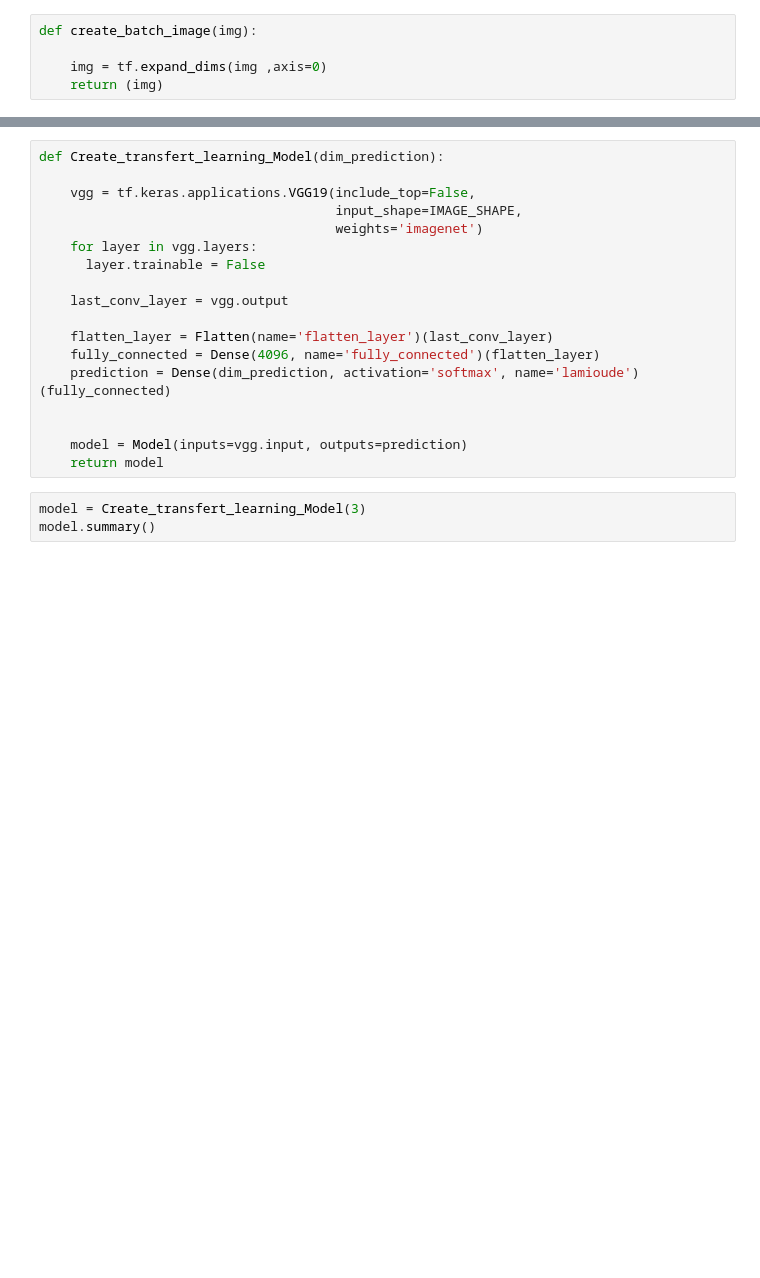
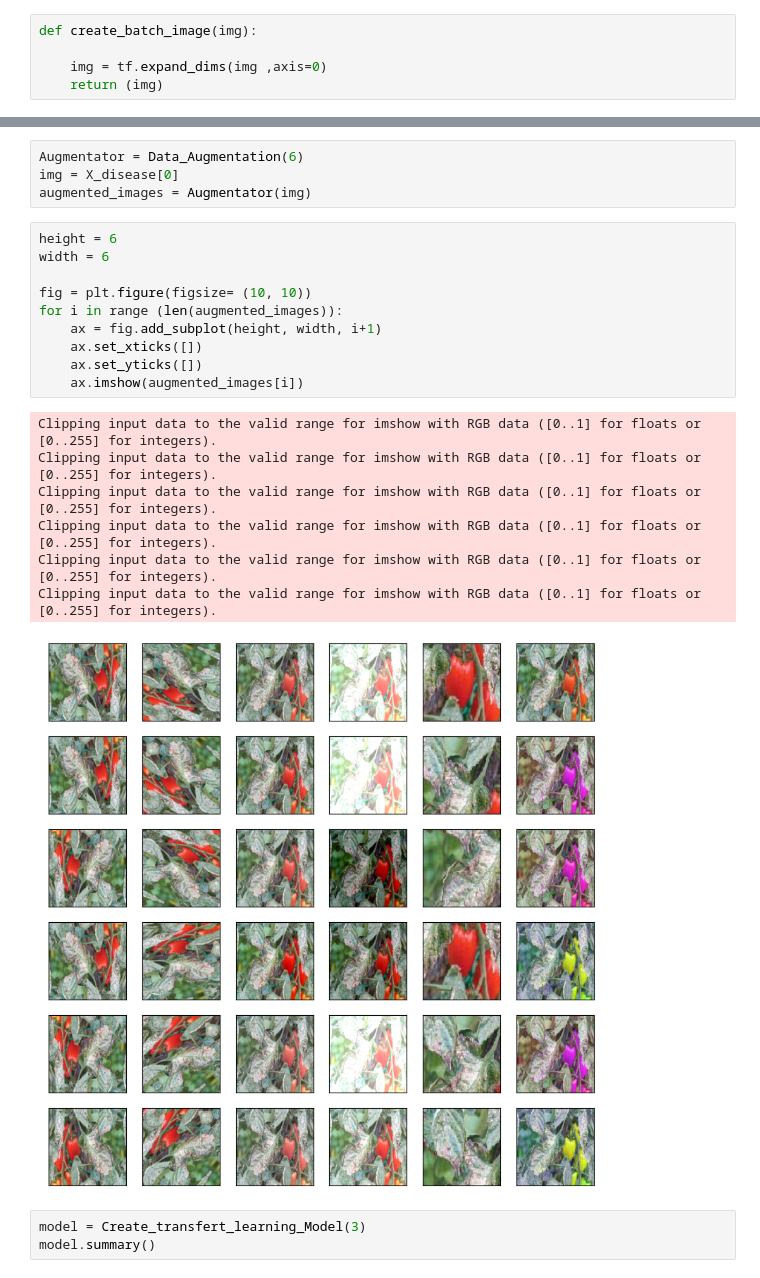
Before and after one commit to widium/Mildew_Classifier, a Jupyter notebook: Tomate.ipynb, the cells around one changed output, grey strips where cells are left out. Saved outputs shown, nothing was run; the diff lists cells and outputs as text; blank space fills up the shorter version.

```diff
--- a/Tomate.ipynb
+++ b/Tomate.ipynb
@@ -134,21 +109,25 @@ ax[1].axis('off')
-# %%
-def Create_transfert_learning_Model(dim_prediction):
-
-    vgg = tf.keras.applications.VGG19(include_top=False,
-                                      input_shape=IMAGE_SHAPE,
-                                      weights='imagenet')
-    for layer in vgg.layers:
-      layer.trainable = False
-
-    last_conv_layer = vgg.output
-
-    flatten_layer = Flatten(name='flatten_layer')(last_conv_layer)
-    fully_connected = Dense(4096, name='fully_connected')(flatten_layer)
-    prediction = Dense(dim_prediction, activation='softmax', name='lamioude')(fully_connected)
-
-
-    model = Model(inputs=vgg.input, outputs=prediction)
-    return model
+# %%
+Augmentator = Data_Augmentation(6)
+img = X_disease[0]
+augmented_images = Augmentator(img)
+# %%
+height = 6
+width = 6
+
+fig = plt.figure(figsize= (10, 10))
+for i in range (len(augmented_images)):
+    ax = fig.add_subplot(height, width, i+1)
+    ax.set_xticks([])
+    ax.set_yticks([])
+    ax.imshow(augmented_images[i])
+# %% [output]
+Clipping input data to the valid range for imshow with RGB data ([0..1] for floats or [0..255] for integers).
+Clipping input data to the valid range for imshow with RGB data ([0..1] for floats or [0..255] for integers).
+Clipping input data to the valid range for imshow with RGB data ([0..1] for floats or [0..255] for integers).
+Clipping input data to the valid range for imshow with RGB data ([0..1] for floats or [0..255] for integers).
+Clipping input data to the valid range for imshow with RGB data ([0..1] for floats or [0..255] for integers).
+Clipping input data to the valid range for imshow with RGB data ([0..1] for floats or [0..255] for integers).
+[figure, added]
 # %%
 model = Create_transfert_learning_Model(3)
 model.summary()
```
Also changed, not shown: parts of 13 cells of this notebook, 4 other files.
